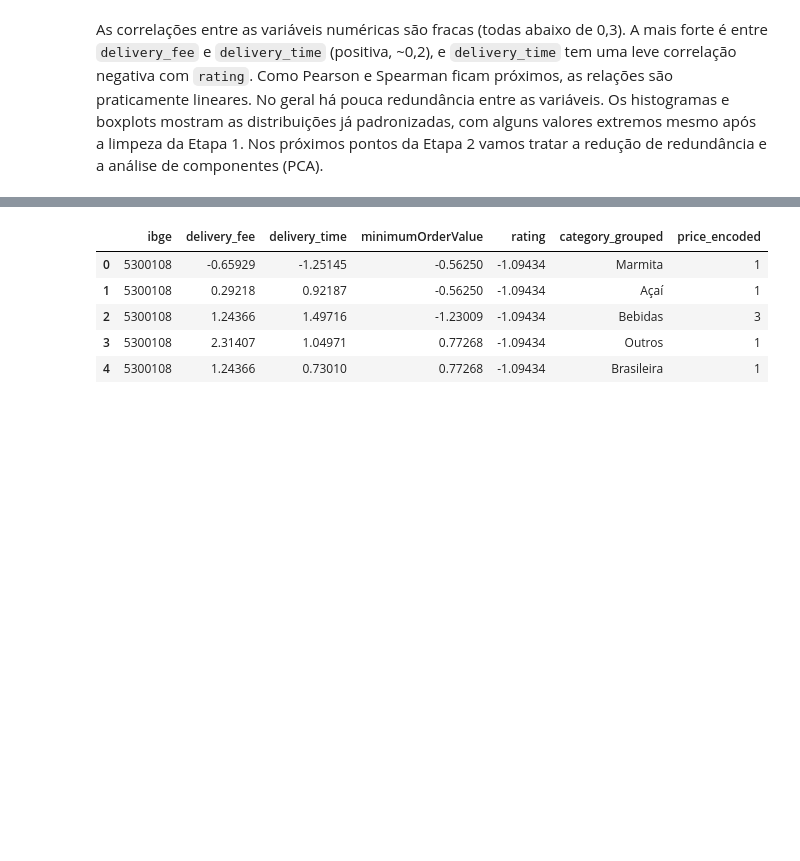
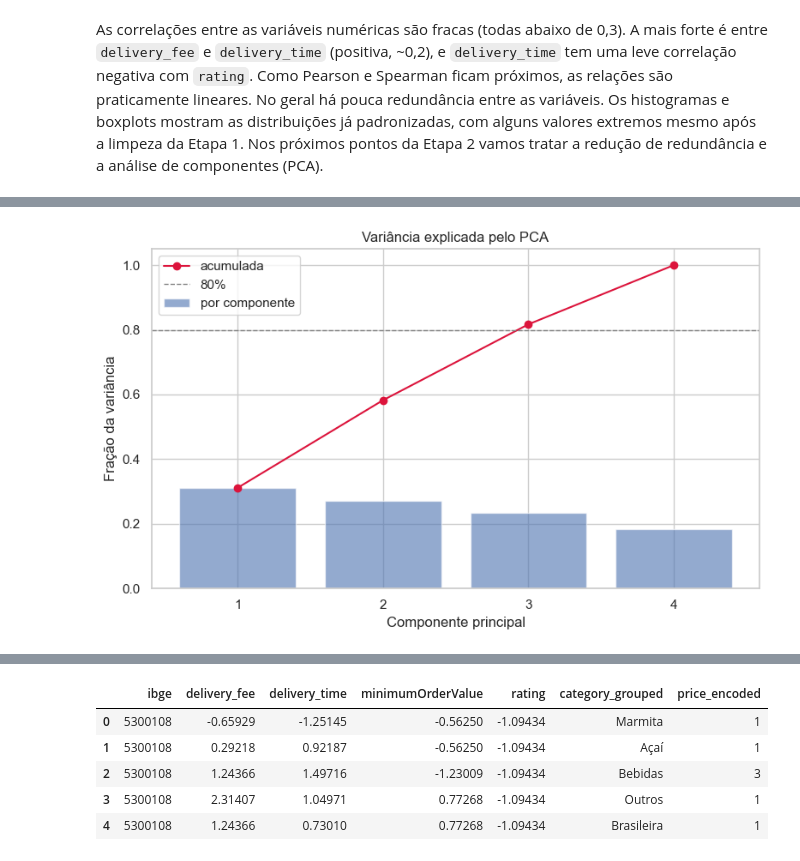
Before and after one commit to Tassara7/cd2-trabalho, a Jupyter notebook: notebooks/analise_exploratoria.ipynb, the cells around one changed output, grey strips where cells are left out. Saved outputs shown, nothing was run; the diff lists cells and outputs as text; code cells hidden in the pictures; blank space fills up the shorter version.

```diff
--- a/notebooks/analise_exploratoria.ipynb
+++ b/notebooks/analise_exploratoria.ipynb
@@ -177,0 +180,16 @@ As correlações entre as variáveis numéricas são fracas (todas abaixo de 0,3
+# %%
+from sklearn.decomposition import PCA
+import numpy as np
+
+X = df[col_num].values
+pca = PCA()
+pca.fit(X)
+
+evr = pca.explained_variance_ratio_
+acum = np.cumsum(evr)
+
+tab_var = pd.DataFrame(
+    {'variancia_explicada': evr, 'acumulada': acum},
+    index=[f'PC{i}' for i in range(1, len(evr) + 1)]
+)
+tab_var.round(3)
@@ -177,0 +202,15 @@ As correlações entre as variáveis numéricas são fracas (todas abaixo de 0,3
+# %%
+fig, ax = plt.subplots(figsize=(8, 5))
+pcs = range(1, len(evr) + 1)
+ax.bar(pcs, evr, alpha=0.6, label='por componente')
+ax.plot(pcs, acum, 'o-', color='crimson', label='acumulada')
+ax.axhline(0.8, ls='--', color='gray', lw=1, label='80%')
+ax.set_xticks(list(pcs))
+ax.set_xlabel('Componente principal')
+ax.set_ylabel('Fração da variância')
+ax.set_title('Variância explicada pelo PCA')
+ax.legend()
+plt.tight_layout()
+plt.show()
+# %% [output]
+[figure, added]
```
Also changed, not shown: parts of 11 cells of this notebook.
